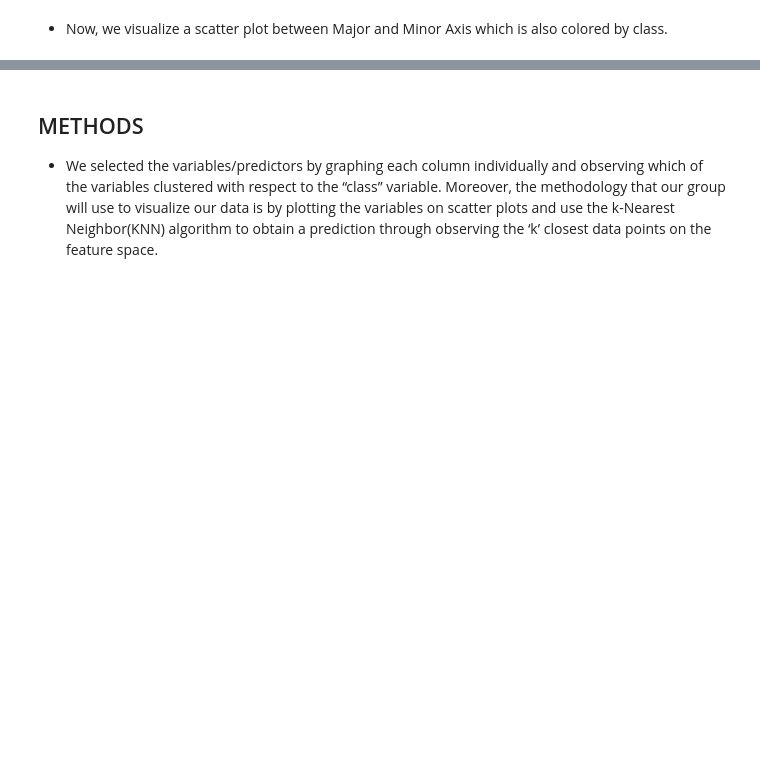
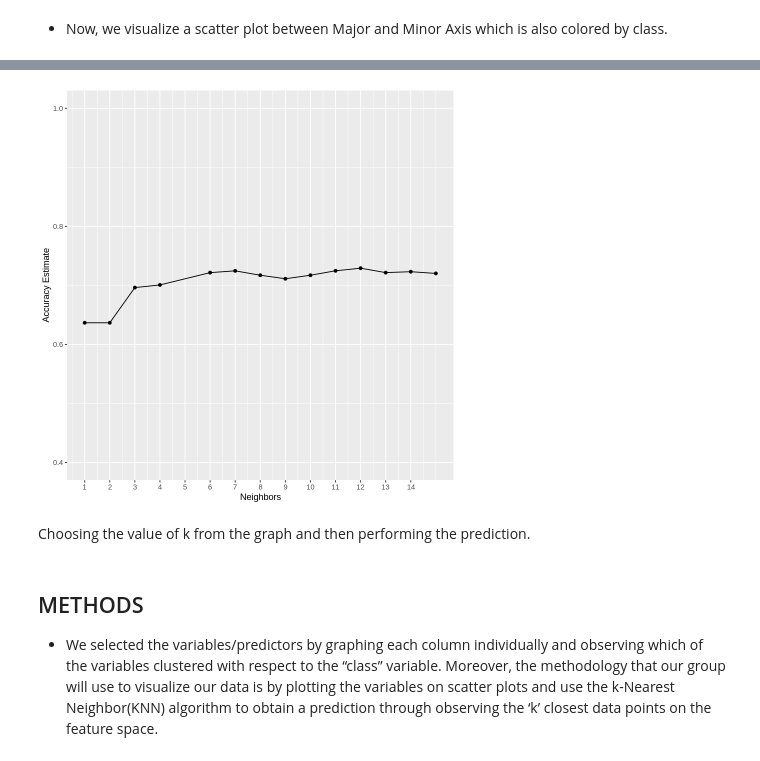
Before and after one commit to NikoSresh/dsci-100-2024-group-32, a Jupyter notebook: exploring_date_fruit_data.ipynb, the cells around one changed output, grey strips where cells are left out. Drawn from its saved outputs; the diff is of its cells as text; code cells hidden in the pictures; blank space fills up the shorter version.

```diff
--- a/exploring_date_fruit_data.ipynb
+++ b/exploring_date_fruit_data.ipynb
@@ -145,0 +151,19 @@ major_vs_minor
+# %%
+#Using cross-validation
+set.seed(2345)
+
+date_fruit_vfold <- vfold_cv(date_fruit_train, v = 5, strata = Class)
+# %%
+#Creating the recipe and K-nn model specification (using tune() for neighbors)
+set.seed(3456)
+
+date_fruit_recipe <- recipe(Class ~ ., data = date_fruit_split) |>
+   step_scale(all_predictors()) |>
+   step_center(all_predictors())
+
+knn_tune <- nearest_neighbor(weight_func = "rectangular", neighbors = tune()) |>
+        set_engine("kknn") |>
+        set_mode("classification")
+
+date_fruit_recipe
+knn_tune
@@ -145,0 +196,13 @@ major_vs_minor
+# %%
+set.seed(4567)
+
+knn_results <- workflow() |>
+      add_recipe(date_fruit_recipe) |>
+      add_model(knn_tune) |>
+      tune_grid(resamples = date_fruit_vfold, grid = 15) |>
+      collect_metrics()
+
+accuracies <- knn_results |>
+      filter(.metric=="accuracy")
+
+accuracies
@@ -146,3 +227,17 @@ major_vs_minor
+# %%
+accuracy_versus_k <- ggplot(accuracies, aes(x = neighbors, y = mean))+
+      geom_point() +
+      geom_line() +
+      labs(x = "Neighbors", y = "Accuracy Estimate") +
+      scale_x_continuous(breaks = seq(0, 14, by = 1)) +
+      scale_y_continuous(limits = c(0.4, 1.0))
+
+
+accuracy_versus_k
+# %% [output]
+[figure, added]
+# %% [markdown]
+Choosing the value of k from the graph and then performing the prediction.
 # %% [markdown]
 ## METHODS
 
```
Also changed, not shown: parts of 10 cells of this notebook.
